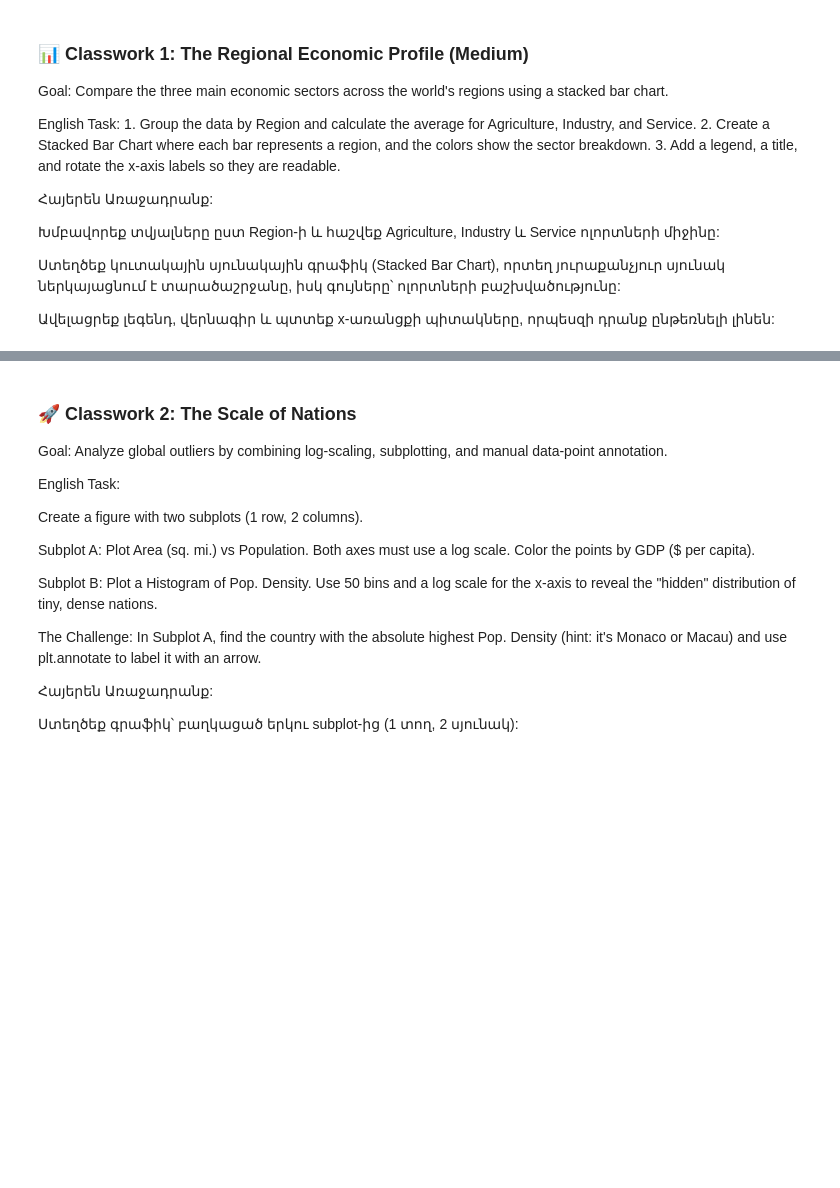
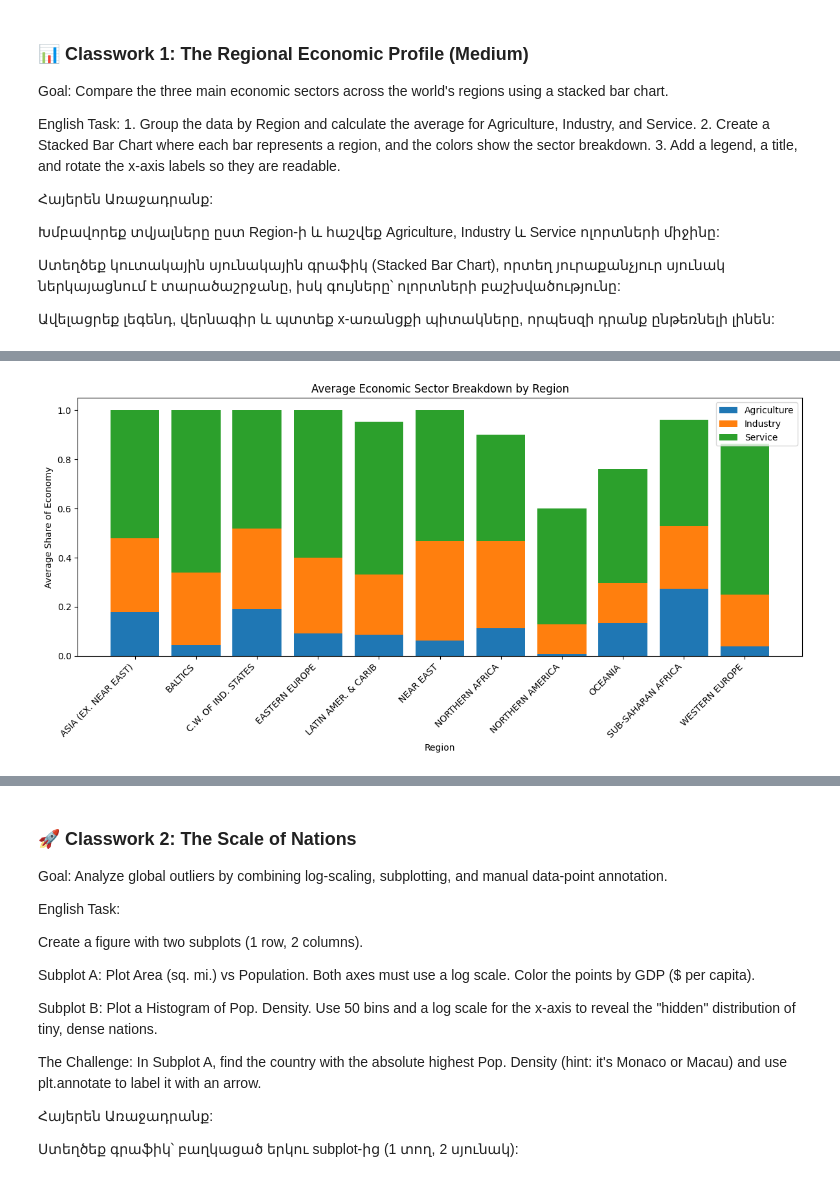
Before and after one commit to iamlajoya21/ml_bootcamp, a Jupyter notebook: current/classwork/Mar3.ipynb, the cells around one changed output, grey strips where cells are left out. Cells and saved outputs as stored; diff of their text form; code cells hidden in the pictures; blank space fills up the shorter version.

```diff
--- a/current/classwork/Mar3.ipynb
+++ b/current/classwork/Mar3.ipynb
@@ -13,3 +13,21 @@ English Task: 1. Group the data by Region and calculate the average for Agricult
 Ստեղծեք կուտակային սյունակային գրաֆիկ (Stacked Bar Chart), որտեղ յուրաքանչյուր սյունակ ներկայացնում է տարածաշրջանը, իսկ գույները՝ ոլորտների բաշխվածությունը:
 
 Ավելացրեք լեգենդ, վերնագիր և պտտեք x-առանցքի պիտակները, որպեսզի դրանք ընթեռնելի լինեն:
+# %%
+import pandas as pd
+import numpy as np
+import matplotlib.pyplot as plt
+import ssl
+
+ssl._create_default_https_context = ssl._create_unverified_context
+
+# Load the data
+url = "https://raw.githubusercontent.com/bnokoro/Data-Science/master/countries%20of%20the%20world.csv"
+df = pd.read_csv(url)
+
+# Clean decimal commas and whitespace
+cols = ['Agriculture', 'Industry', 'Service', 'Literacy (%)', 'GDP ($ per capita)', 'Pop. Density (per sq. mi.)']
+for col in cols:
+    df[col] = df[col].astype(str).str.replace(',', '.').astype(float)
+df['Region'] = df['Region'].str.strip()
+df['Country'] = df['Country'].str.strip()
@@ -15,0 +67,37 @@ English Task: 1. Group the data by Region and calculate the average for Agricult
+# %%
+df_1 = df.groupby('Region')[['Agriculture', 'Industry', 'Service']].agg('mean')
+
+plt.figure(figsize=(12,6))
+
+plt.bar(
+    df_1.index,
+    df_1['Agriculture'],
+    label='Agriculture'
+)
+
+plt.bar(
+    df_1.index,
+    df_1['Industry'],
+    bottom=df_1['Agriculture'],
+    label='Industry'
+)
+
+# Third layer (stacked on top of both)
+plt.bar(
+    df_1.index,
+    df_1['Service'],
+    bottom=df_1['Agriculture'] + df_1['Industry'],
+    label='Service'
+)
+
+plt.title('Average Economic Sector Breakdown by Region')
+plt.xlabel('Region')
+plt.ylabel('Average Share of Economy')
+
+plt.xticks(rotation=45, ha='right')
+plt.legend()
+
+plt.tight_layout()
+plt.show()
+# %% [output]
+[figure, added]
```
Also changed, not shown: parts of 8 cells of this notebook.
